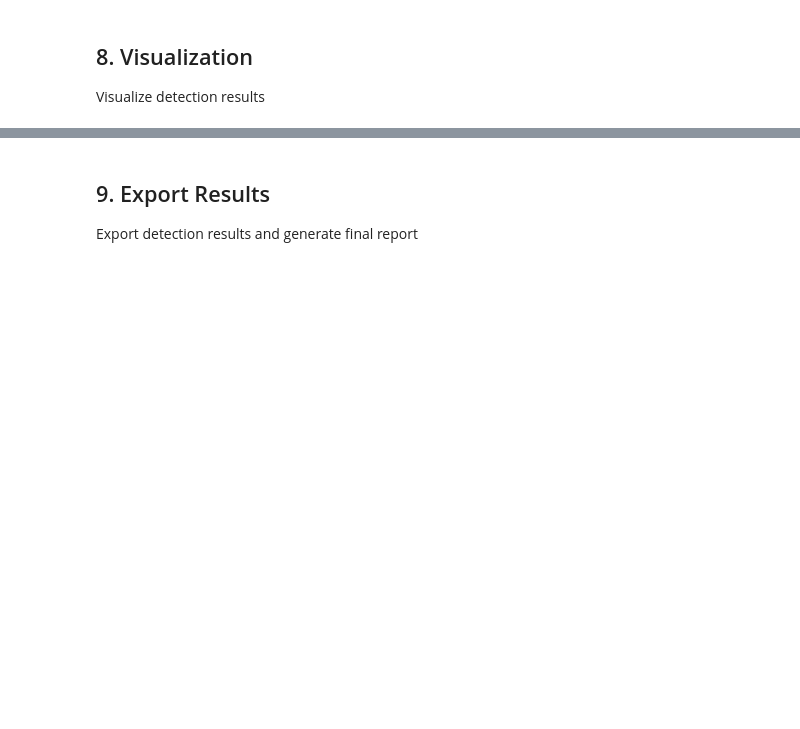
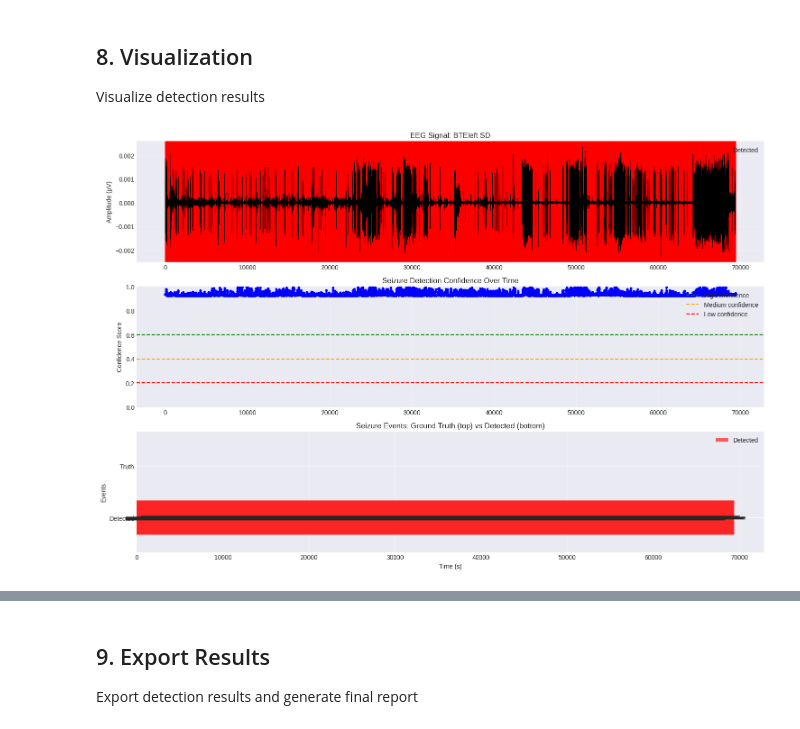
Before and after one commit to Zaburski/SeizureSalad, a Jupyter notebook: seizure_detection_pipeline.ipynb, the cells around one changed output, grey strips where cells are left out. Drawn from its saved outputs; the diff is of its cells as text; code cells hidden in the pictures; blank space fills up the shorter version.

Commit message:
Update Seizure Detection

```diff
--- a/seizure_detection_pipeline.ipynb
+++ b/seizure_detection_pipeline.ipynb
@@ -1025,3 +1175,99 @@ Seizure Events: 0
 ## 8. Visualization
 
 Visualize detection results
+# %%
+def plot_detection_timeline(results_df: pd.DataFrame, data: np.ndarray,
+                           times: np.ndarray, channel_names: List[str],
+                           annotations: Optional[EventAnnotations] = None):
+    """Plot detection results over time with optional ground truth"""
+    fig, axes = plt.subplots(3, 1, figsize=(15, 10))
+
+    # Plot 1: EEG signal (first channel)
+    axes[0].plot(times, data[0], 'k-', linewidth=0.5)
+    axes[0].set_ylabel('Amplitude (µV)')
+    axes[0].set_title(f'EEG Signal: {channel_names[0]}')
+    axes[0].grid(True, alpha=0.3)
+
+    # Highlight ground truth seizures (if available) in green
+    if annotations and len(annotations.events) > 0:
+        for event in annotations.get_seizure_windows():
+            axes[0].axvspan(event['start_time'], event['end_time'],
+                          alpha=0.2, color='green', label='Ground Truth')
+
+    # Highlight detected seizure windows in red
+    for _, row in results_df[results_df['seizure_detected']].iterrows():
+        axes[0].axvspan(row['start_time'], row['end_time'], alpha=0.3, color='red', label='Detected')
+
+    # Remove duplicate legend labels
+    handles, labels = axes[0].get_legend_handles_labels()
+    by_label = dict(zip(labels, handles))
+    if by_label:
+        axes[0].legend(by_label.values(), by_label.keys(), loc='upper right')
+
+    # Plot 2: Confidence scores over time
+    window_centers = (results_df['start_time'] + results_df['end_time']) / 2
+    axes[1].plot(window_centers, results_df['confidence_score'], 'b-', marker='o', markersize=3)
+    axes[1].axhline(y=CONFIG['thresholds']['high_confidence'], color='g', linestyle='--', label='High confidence')
+    axes[1].axhline(y=CONFIG['thresholds']['medium_confidence'], color='orange', linestyle='--', label='Medium confidence')
+    axes[1].axhline(y=CONFIG['thresholds']['low_confidence'], color='r', linestyle='--', label='Low confidence')
+
+    # Mark ground truth seizure periods
+    if annotations and len(annotations.events) > 0:
+        for event in annotations.get_seizure_windows():
+            axes[1].axvspan(event['start_time'], event['end_time'],
+                          alpha=0.1, color='green')
+
+    axes[1].set_ylabel('Confidence Score')
+    axes[1].set_title('Seizure Detection Confidence Over Time')
+    axes[1].legend(loc='upper right')
+    axes[1].grid(True, alpha=0.3)
+    axes[1].set_ylim(0, 1)
+
+    # Plot 3: Detected seizure types vs ground truth
+    ax3_y_pos = 0
+
+    # Plot ground truth
+    if annotations and len(annotations.events) > 0:
+        for event in annotations.get_seizure_windows():
+            axes[2].barh(0.3, event['end_time'] - event['start_time'],
+                        left=event['start_time'], height=0.4,
+                        color='green', alpha=0.6, label='Ground Truth')
+            # Add event type label
+            mid_time = (event['start_time'] + event['end_time']) / 2
+            axes[2].text(mid_time, 0.3, event['event_type'].split('_')[1],
+                        ha='center', va='center', fontsize=8)
+
+    # Plot detections
+    seizure_detections = results_df[results_df['seizure_detected']]
+    if len(seizure_detections) > 0:
+        for _, row in seizure_detections.iterrows():
+            axes[2].barh(-0.3, row['end_time'] - row['start_time'],
+                        left=row['start_time'], height=0.4,
+                        color='red', alpha=0.6, label='Detected')
+            # Add detected type label
+            mid_time = (row['start_time'] + row['end_time']) / 2
+            axes[2].text(mid_time, -0.3, row['seizure_type'][:10],
+                        ha='center', va='center', fontsize=8)
+
+    # Remove duplicate labels
+    handles, labels = axes[2].get_legend_handles_labels()
+    by_label = dict(zip(labels, handles))
+    if by_label:
+        axes[2].legend(by_label.values(), by_label.keys(), loc='upper right')
+
+    axes[2].set_xlabel('Time (s)')
+    axes[2].set_ylabel('Events')
+    axes[2].set_title('Seizure Events: Ground Truth (top) vs Detected (bottom)')
+    axes[2].set_ylim(-0.7, 0.7)
+    axes[2].set_yticks([0.3, -0.3])
+    axes[2].set_yticklabels(['Truth', 'Detected'])
+    axes[2].grid(True, alpha=0.3, axis='x')
+
+    plt.tight_layout()
+    plt.show()
+
+# Generate visualization with ground truth annotations
+plot_detection_timeline(results_df, data_clean, loader.times, loader.channel_names,
+                       annotations=loader.annotations)
+# %% [output]
+[figure, added]
```
Also changed, not shown: parts of 16 cells of this notebook.
